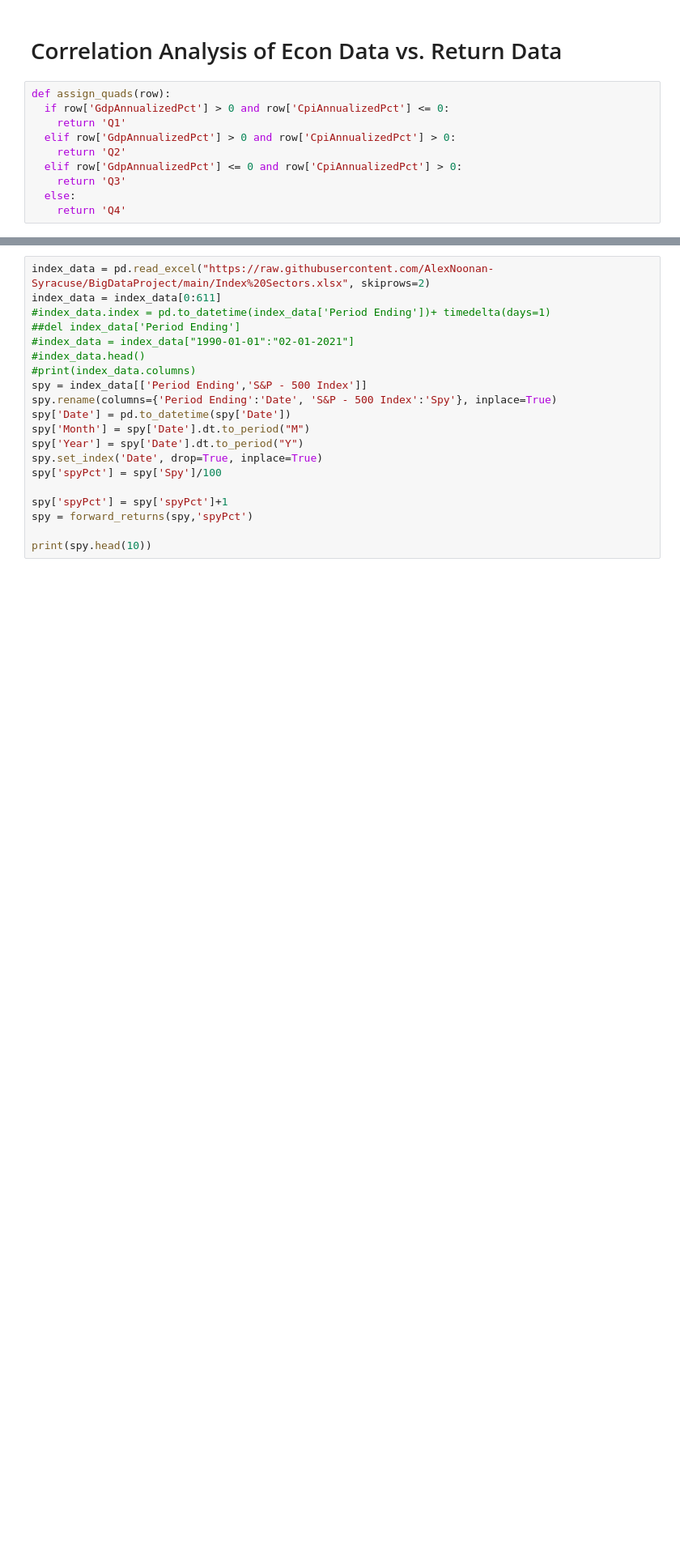
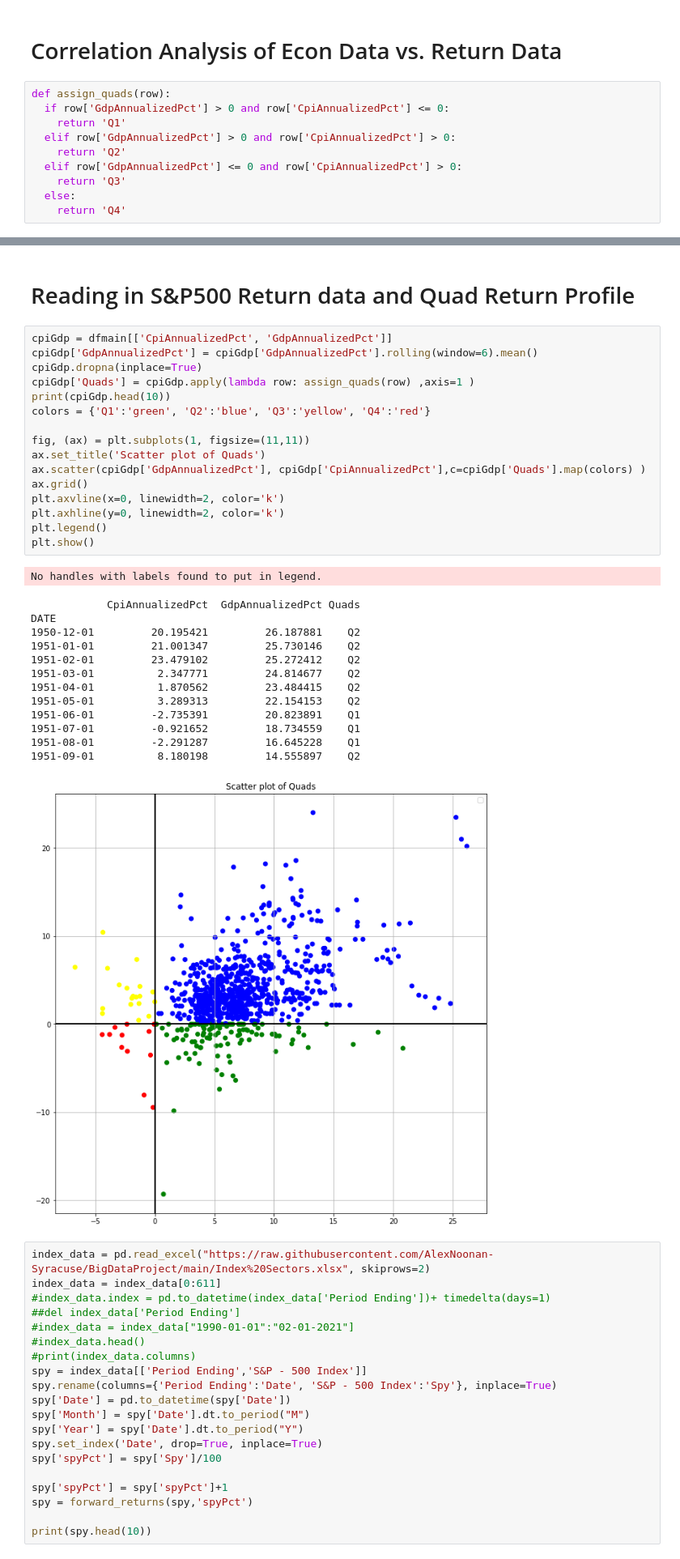
Before and after one commit to AlexNoonan-Syracuse/BigDataProject, a Jupyter notebook: ArimaModels_Alex.ipynb, the cells around one changed output, grey strips where cells are left out. Shown at 81% size. Drawn from its saved outputs; the diff is of its cells as text; blank space fills up the shorter version.

```diff
--- a/ArimaModels_Alex.ipynb
+++ b/ArimaModels_Alex.ipynb
@@ -394,6 +397,39 @@ def forward_returns(df, column):
 
   df[column+'forward6'] =df[column].rolling(window=indexer6).agg(lambda x: x.prod()-1)
   return df
+# %% [markdown]
+# Reading in S&P500 Return data and Quad Return Profile
+# %%
+cpiGdp = dfmain[['CpiAnnualizedPct', 'GdpAnnualizedPct']]
+cpiGdp['GdpAnnualizedPct'] = cpiGdp['GdpAnnualizedPct'].rolling(window=6).mean()
+cpiGdp.dropna(inplace=True)
+cpiGdp['Quads'] = cpiGdp.apply(lambda row: assign_quads(row) ,axis=1 )
+print(cpiGdp.head(10))
+colors = {'Q1':'green', 'Q2':'blue', 'Q3':'yellow', 'Q4':'red'}
+
+fig, (ax) = plt.subplots(1, figsize=(11,11))
+ax.set_title('Scatter plot of Quads')
+ax.scatter(cpiGdp['GdpAnnualizedPct'], cpiGdp['CpiAnnualizedPct'],c=cpiGdp['Quads'].map(colors) )
+ax.grid()
+plt.axvline(x=0, linewidth=2, color='k')
+plt.axhline(y=0, linewidth=2, color='k')
+plt.legend()
+plt.show()
+# %% [output]
+No handles with labels found to put in legend.
+            CpiAnnualizedPct  GdpAnnualizedPct Quads
+DATE
+1950-12-01         20.195421         26.187881    Q2
+1951-01-01         21.001347         25.730146    Q2
+1951-02-01         23.479102         25.272412    Q2
+1951-03-01          2.347771         24.814677    Q2
+1951-04-01          1.870562         23.484415    Q2
+1951-05-01          3.289313         22.154153    Q2
+1951-06-01         -2.735391         20.823891    Q1
+1951-07-01         -0.921652         18.734559    Q1
+1951-08-01         -2.291287         16.645228    Q1
+1951-09-01          8.180198         14.555897    Q2
+[figure, added]
 # %%
 index_data = pd.read_excel("https://raw.githubusercontent.com/AlexNoonan-Syracuse/BigDataProject/main/Index%20Sectors.xlsx", skiprows=2)
 index_data = index_data[0:611]
```
Also changed, not shown: parts of 6 cells of this notebook.
